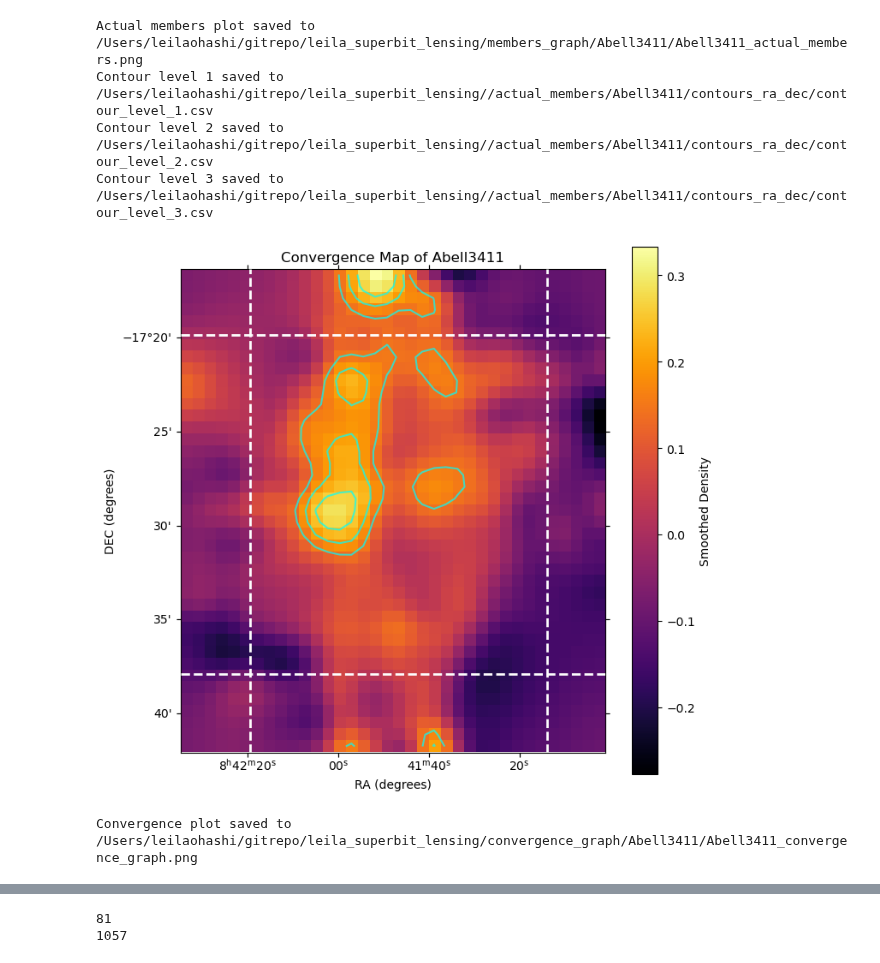
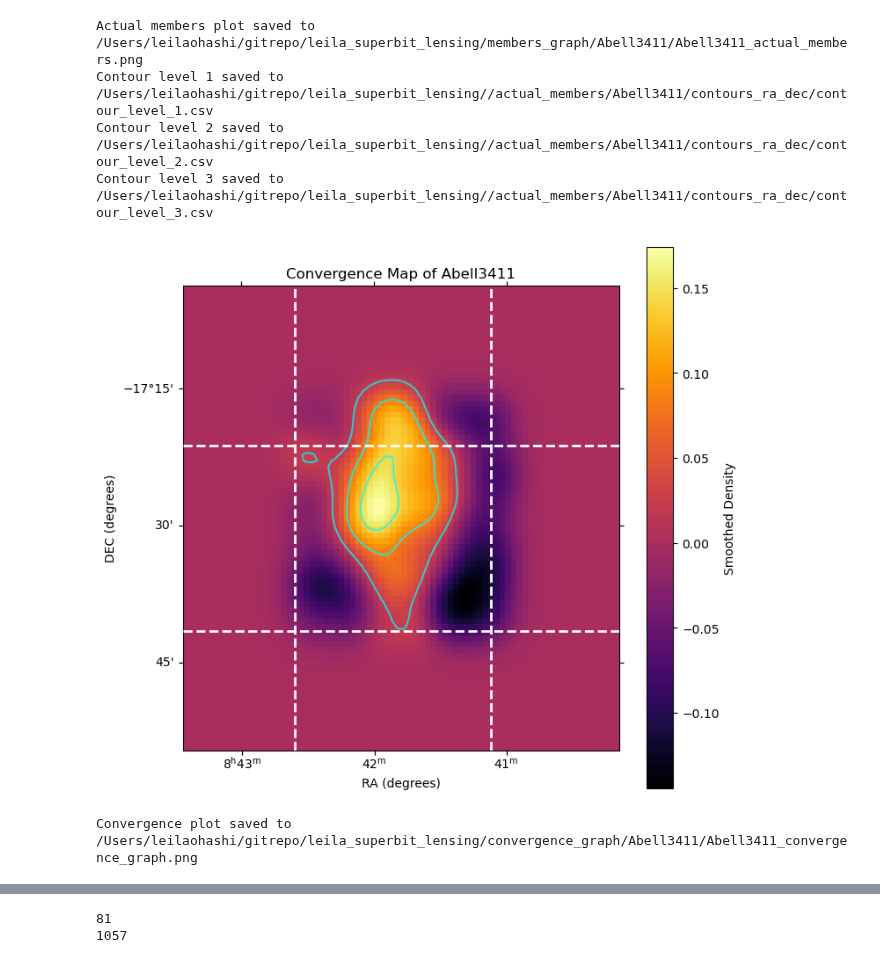
Before and after one commit to LeilaOhashi/leila_superbit_lensing, a Jupyter notebook: notebooks/leila_redseq.ipynb, the cells around one changed output, grey strips where cells are left out. Cells and saved outputs as stored; diff of their text form; code cells hidden in the pictures.

```diff
--- a/notebooks/leila_redseq.ipynb
+++ b/notebooks/leila_redseq.ipynb
@@ -323,12 +323,14 @@ member_dec = members['dec']
 member_ra = np.array(member_ra)
 member_dec = np.array(member_dec)
 # %%
+sigma = 3 # change smoothing
+padding = 20 # change padding for convex hull (e.g., 20 means 20 pixels of padding on each side)
 conv_contour_percentiles = [90, 99] # change to desired percentiles for actual member contours
 conv_contour_number = 3 # number of contour levels to save for actual members (e.g., 3 means 3 levels: 70th, 80th, 90th percentiles)
-percentage_cut_off_1_horizontal = 0.85 # Control upper horizontal cutoff for convex hull (e.g., 0.85 means 85th percentile of x-coordinates of contour vertices)
-percentage_cut_off_2_horizontal = 0.15 # Control lower horizontal cutoff for convex hull (e.g., 0.15 means 15th percentile of x-coordinates of contour vertices)
-percentage_cut_off_1_vertical = 0.85 # Control upper vertical cutoff for convex hull (e.g., 0.85 means 85th percentile of y-coordinates of contour vertices)
-percentage_cut_off_2_vertical = 0.15 # Control lower vertical cutoff for convex hull (e.g., 0.15 means 15th percentile of y-coordinates of contour vertices)
+percentage_cut_off_1_horizontal = 0.65 # Control upper horizontal cutoff for convex hull (e.g., 0.85 means 85th percentile of x-coordinates of contour vertices)
+percentage_cut_off_2_horizontal = 0.25 # Control lower horizontal cutoff for convex hull (e.g., 0.15 means 15th percentile of x-coordinates of contour vertices)
+percentage_cut_off_1_vertical = 0.70 # Control upper vertical cutoff for convex hull (e.g., 0.85 means 85th percentile of y-coordinates of contour vertices)
+percentage_cut_off_2_vertical = 0.25 # Control lower vertical cutoff for convex hull (e.g., 0.15 means 15th percentile of y-coordinates of contour vertices)
 # %%
 fits_path = f"{datadir}/data/convergence_maps/kappa_{cluster_name}_b.fits"
 if not os.path.exists(fits_path):
@@ -341,56 +343,64 @@ conv_data = np.array(conv_data)
 conv_header = conv_hdu.header
 conv_wcs = WCS(conv_header)
 
+# 2D histogram
+counts = conv_data
+
+# Padding
+pad = padding
+padded_counts = np.pad(counts, pad_width=pad, mode='constant', constant_values=0)
+
+# Change WCs for padded image
+padded_wcs = conv_wcs.deepcopy()
+padded_wcs.wcs.crpix[0] += pad
+padded_wcs.wcs.crpix[1] += pad
+
 # Smoothing
-sigma = 0 # Adjust sigma for smoothing as needed
-smoothed_conv = gaussian_filter(conv_data, sigma=sigma)
+smoothed_conv = gaussian_filter(padded_counts, sigma=sigma)
 
 # Plot smoothed histogram
 nx, ny = smoothed_conv.shape
 
 fig = plt.figure(figsize=(8,8))
-ax = plt.subplot(projection=conv_wcs)
+ax = plt.subplot(projection=padded_wcs)
 im = ax.imshow(smoothed_conv, origin='lower', cmap='inferno')
 
 # Aesthetics
 plt.colorbar(im, ax=ax, label='Smoothed Density')
 plt.title(f'Convergence Map of {cluster_name}')
 plt.xlabel('RA (degrees)')
 plt.ylabel('DEC (degrees)')
 
 # Contours
 contour_levels = np.linspace(np.percentile(smoothed_conv, conv_contour_percentiles[0]), np.percentile(smoothed_conv, conv_contour_percentiles[1]), conv_contour_number)
 
 # Contour Colors
 colors = ['cyan', 'cyan', 'cyan']
 conv_cs = ax.contour(smoothed_conv, levels=contour_levels, colors=colors, linewidths=1.5, alpha=0.7)
 
 # Save and show the image
 save_path = f"/Users/leilaohashi/gitrepo/leila_superbit_lensing/convergence_graph/{cluster_name}/{cluster_name}_convergence_graph.png"
 os.makedirs(os.path.dirname(save_path), exist_ok=True)
 plt.savefig(save_path, dpi=300)
 
 # Cut off line
-cut_off_line_1_horizontal = percentage_cut_off_1_horizontal*conv_data.shape[0]
-cut_off_line_2_horizontal = percentage_cut_off_2_horizontal*conv_data.shape[0]
+cut_off_line_1_horizontal = percentage_cut_off_1_horizontal*padded_counts.shape[0]
+cut_off_line_2_horizontal = percentage_cut_off_2_horizontal*padded_counts.shape[0]
 
 ax.axhline(y=cut_off_line_1_horizontal, color='w', linestyle='--', linewidth=2)
 ax.axhline(y=cut_off_line_2_horizontal, color='w', linestyle='--', linewidth=2)
 
-cut_off_line_1_vertical = percentage_cut_off_1_vertical*conv_data.shape[1]
-cut_off_line_2_vertical = percentage_cut_off_2_vertical*conv_data.shape[1]
+cut_off_line_1_vertical = percentage_cut_off_1_vertical*padded_counts.shape[1]
+cut_off_line_2_vertical = percentage_cut_off_2_vertical*padded_counts.shape[1]
 
 ax.axvline(x=cut_off_line_1_vertical, color='w', linestyle='--', linewidth=2)
 ax.axvline(x=cut_off_line_2_vertical, color='w', linestyle='--', linewidth=2)
 
 plt.show()
 
 print(f"Convergence plot saved to {save_path}")
-
-# smpy to plot my own convergence maps
-# look through the code in link sent in Slack
 # %% [output]
-[figure, old version]
+[figure, new version]
 Convergence plot saved to /Users/leilaohashi/gitrepo/leila_superbit_lensing/convergence_graph/Abell3411/Abell3411_convergence_graph.png
 # %%
 # Plotting cropped image
```
Also changed, not shown: parts of 9 cells of this notebook.
